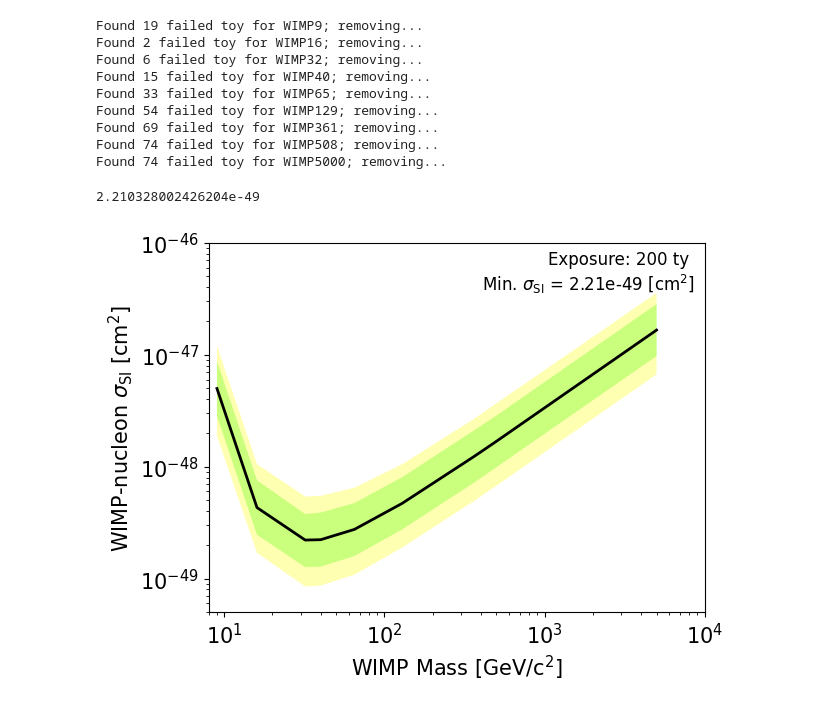
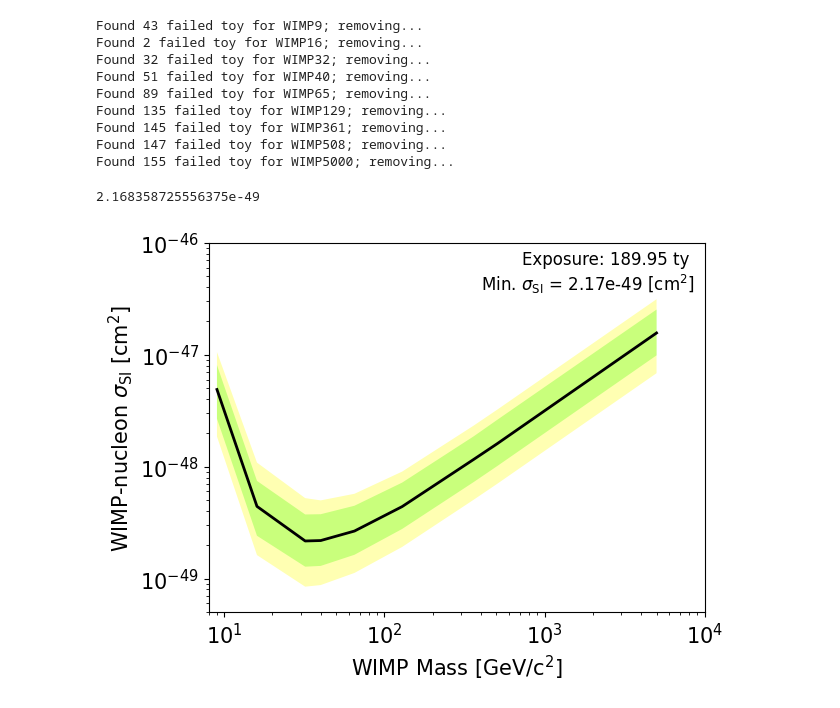
Before and after one commit to robertsjames/FlameFitSimple, a Jupyter notebook: analyses/sensitivity/get_sensitivity.ipynb, the cells around one changed output. Saved outputs shown, nothing was run; the diff lists cells and outputs as text; code cells hidden in the pictures.

```diff
--- a/analyses/sensitivity/get_sensitivity.ipynb
+++ b/analyses/sensitivity/get_sensitivity.ipynb
@@ -38,23 +25,23 @@ def get_signal_rates_from_likelihood(likelihood_file):
 def scaling_fn(mu, mu_ref):
     return mu / mu_ref * 1e-45
 # %%
-signal_expected_mean = get_signal_rates_from_likelihood('../wimp_sensitivity/likelihoods/nominal_3D_LNGS_expo_162.11_3sig.pkl')
+signal_expected_mean = get_signal_rates_from_likelihood('../wimp_sensitivity/likelihoods/nominal_3D_SURF_expo_189.95_3sig.pkl')
 # %%
-masses, bands = get_sensitivity_bands(directory='../wimp_sensitivity/outputs/nominal_3D_LNGS_expo_162.11_3sig',
+masses, bands = get_sensitivity_bands(directory='../wimp_sensitivity/outputs/nominal_3D_SURF_expo_189.95_3sig',
                                       scaling_fn=scaling_fn,
                                       signal_name='WIMP',
                                       signal_expected_mean=signal_expected_mean,
                                       inference_config='../wimp_sensitivity/inference_configs/nominal_updated.ini')
 # %% [output]
-Found 19 failed toy for WIMP9; removing...
+Found 43 failed toy for WIMP9; removing...
 Found 2 failed toy for WIMP16; removing...
-Found 6 failed toy for WIMP32; removing...
-Found 15 failed toy for WIMP40; removing...
-Found 33 failed toy for WIMP65; removing...
-Found 54 failed toy for WIMP129; removing...
-Found 69 failed toy for WIMP361; removing...
-Found 74 failed toy for WIMP508; removing...
-Found 74 failed toy for WIMP5000; removing...
+Found 32 failed toy for WIMP32; removing...
+Found 51 failed toy for WIMP40; removing...
+Found 89 failed toy for WIMP65; removing...
+Found 135 failed toy for WIMP129; removing...
+Found 145 failed toy for WIMP361; removing...
+Found 147 failed toy for WIMP508; removing...
+Found 155 failed toy for WIMP5000; removing...
 # %%
 fig = plt.figure()
 ax = fig.gca()
@@ -64,33 +51,33 @@ plt.fill_between(masses, bands[-1], bands[1], facecolor='#00ff00', lw=0, alpha=0
 plt.fill_between(masses, bands[-2], bands[2], facecolor='#ffff00', lw=0, alpha=0.3)
 
 plt.xticks(fontsize=15)
 plt.yticks(fontsize=15)
 
 xlab = r'WIMP Mass [GeV/c$^2$]'
 xlim = (8, 10000)
 
 ylab = r'WIMP-nucleon $\sigma_{\rm SI}$ [cm$^2$]'
 ylim = (5e-50, 1e-46)
 
 ax.set_xlabel(xlab, fontsize=15)
 ax.set_xlim(xlim)
 
 ax.set_ylabel(ylab, fontsize=15)
 ax.set_ylim(ylim)
 
 ax.set_yscale('log')
 ax.set_xscale('log')
 
 ax.text(
     0.98, 0.98,
-    f"Exposure: 200 ty \n Min. $\\sigma_{{\\rm SI}}$ = {np.min(bands[0]):.2e} [cm$^2$]",
+    f"Exposure: 189.95 ty \n Min. $\\sigma_{{\\rm SI}}$ = {np.min(bands[0]):.2e} [cm$^2$]",
     ha='right', va='top', fontsize = 12,
     transform=ax.transAxes
 )
 
 
 print(np.min(bands[0]))
 #plt.axhline(np.min(bands[0]), color='darkred', linestyle='--', linewidth=1)
 # %% [output]
-2.210328002426204e-49
+2.168358725556375e-49
-[figure, old version]
+[figure, new version]
```
Also changed, not shown: parts of 1 cell of this notebook, 5 other files.
